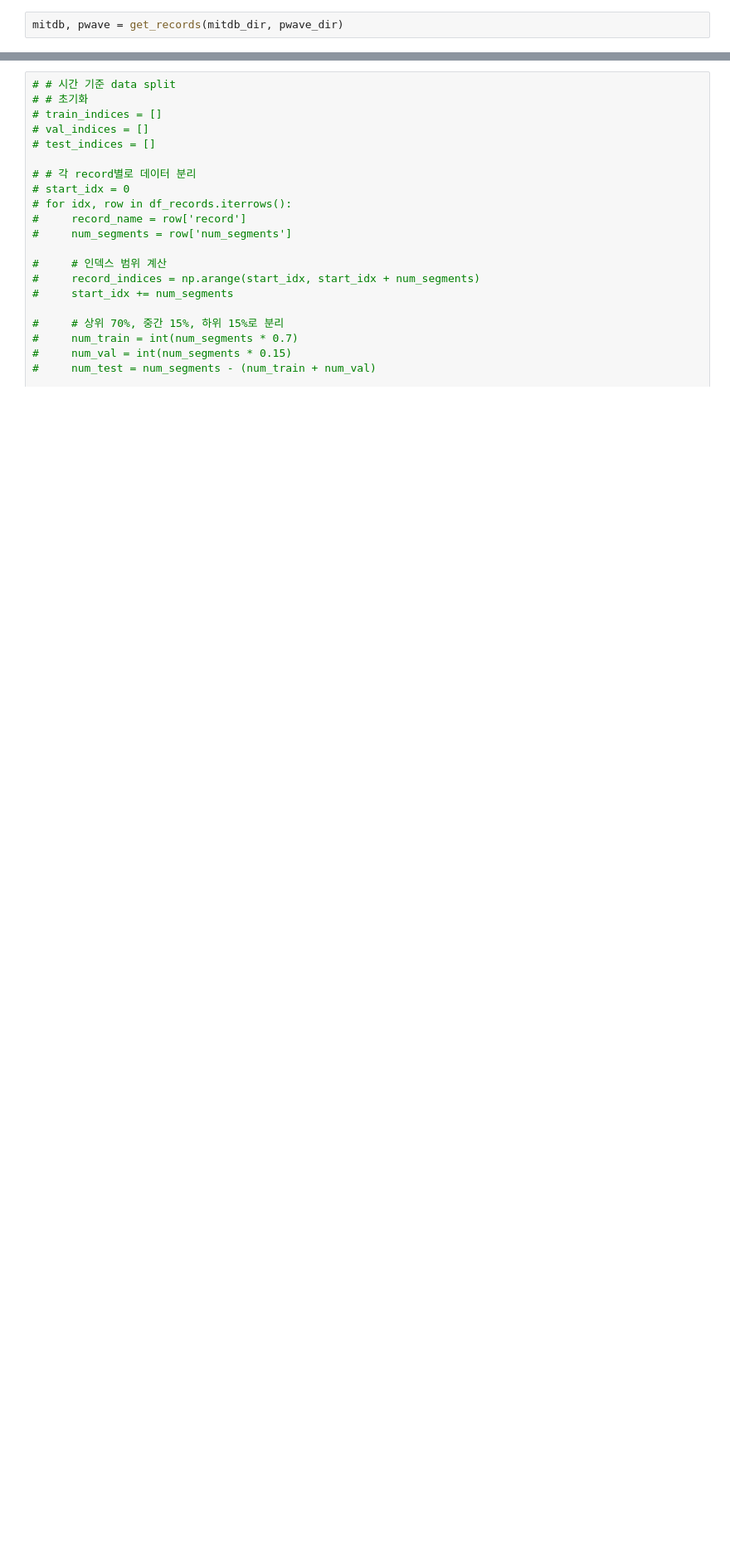
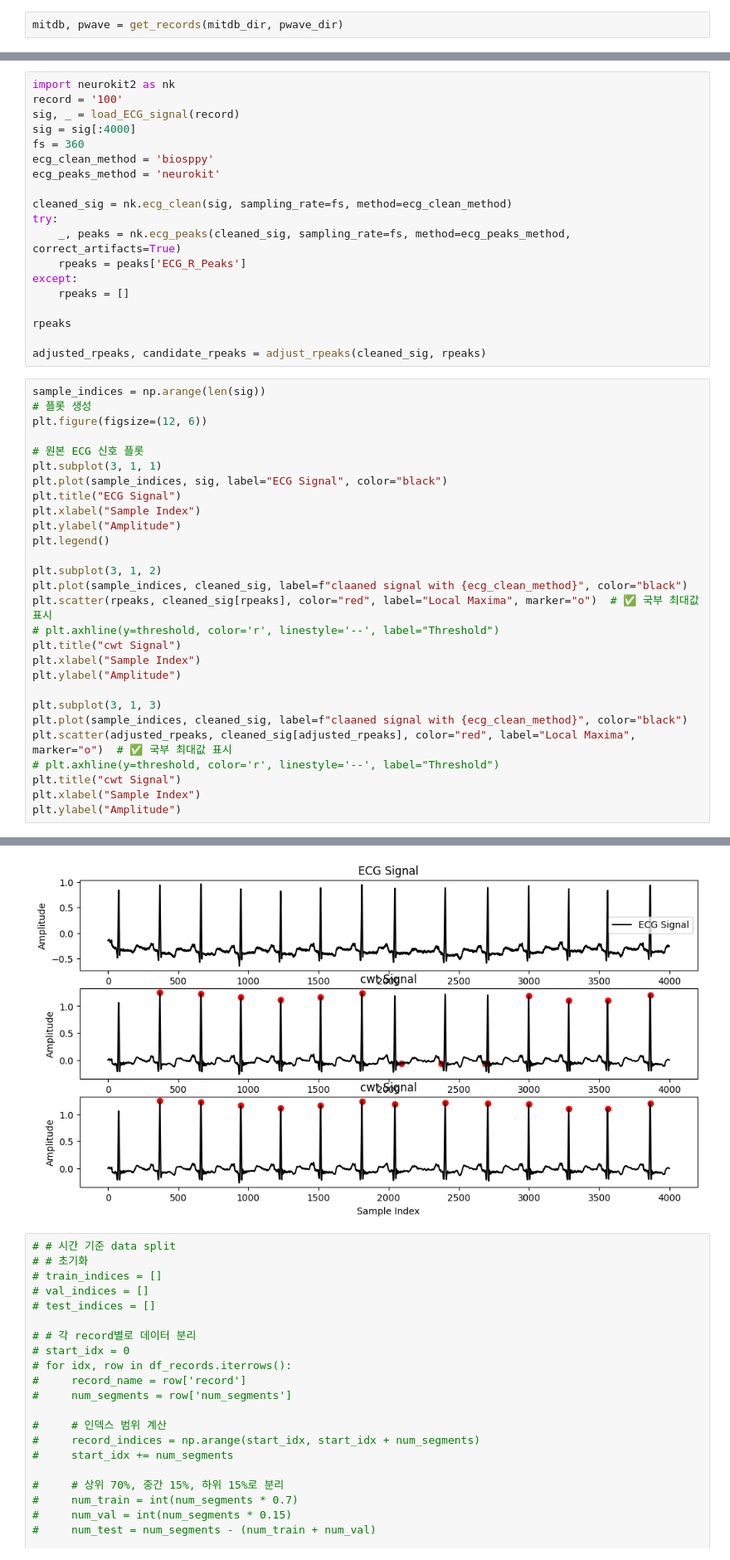
Before and after one commit to yunseo23/ecg-arrhythmia-detection, a Jupyter notebook: main.ipynb, the cells around one changed output, grey strips where cells are left out. Shown at 83% size. Cells and saved outputs as stored; diff of their text form; blank space fills up the shorter version.

Commit message:
Feat - neurokit 코드 추가

```diff
--- a/main.ipynb
+++ b/main.ipynb
@@ -284,0 +396,48 @@ len(opt_wavelet['minus_upper_thres_vals'])
+# %%
+import neurokit2 as nk
+record = '100'
+sig, _ = load_ECG_signal(record)
+sig = sig[:4000]
+fs = 360
+ecg_clean_method = 'biosppy'
+ecg_peaks_method = 'neurokit'
+
+cleaned_sig = nk.ecg_clean(sig, sampling_rate=fs, method=ecg_clean_method)
+try:
+    _, peaks = nk.ecg_peaks(cleaned_sig, sampling_rate=fs, method=ecg_peaks_method, correct_artifacts=True)
+    rpeaks = peaks['ECG_R_Peaks']
+except:
+    rpeaks = []
+
+rpeaks
+
+adjusted_rpeaks, candidate_rpeaks = adjust_rpeaks(cleaned_sig, rpeaks)
+# %%
+sample_indices = np.arange(len(sig))
+# 플롯 생성
+plt.figure(figsize=(12, 6))
+
+# 원본 ECG 신호 플롯
+plt.subplot(3, 1, 1)
+plt.plot(sample_indices, sig, label="ECG Signal", color="black")
+plt.title("ECG Signal")
+plt.xlabel("Sample Index")
+plt.ylabel("Amplitude")
+plt.legend()
+
+plt.subplot(3, 1, 2)
+plt.plot(sample_indices, cleaned_sig, label=f"claaned signal with {ecg_clean_method}", color="black")
+plt.scatter(rpeaks, cleaned_sig[rpeaks], color="red", label="Local Maxima", marker="o")  # ✅ 국부 최대값 표시
+# plt.axhline(y=threshold, color='r', linestyle='--', label="Threshold")
+plt.title("cwt Signal")
+plt.xlabel("Sample Index")
+plt.ylabel("Amplitude")
+
+plt.subplot(3, 1, 3)
+plt.plot(sample_indices, cleaned_sig, label=f"claaned signal with {ecg_clean_method}", color="black")
+plt.scatter(adjusted_rpeaks, cleaned_sig[adjusted_rpeaks], color="red", label="Local Maxima", marker="o")  # ✅ 국부 최대값 표시
+# plt.axhline(y=threshold, color='r', linestyle='--', label="Threshold")
+plt.title("cwt Signal")
+plt.xlabel("Sample Index")
+plt.ylabel("Amplitude")
+# %% [output]
@@ -285,3 +445,4 @@ len(opt_wavelet['minus_upper_thres_vals'])
+[figure, added]
 # %%
 # # 시간 기준 data split
 # # 초기화
```
Also changed, not shown: parts of 10 cells of this notebook, 1 other file.
